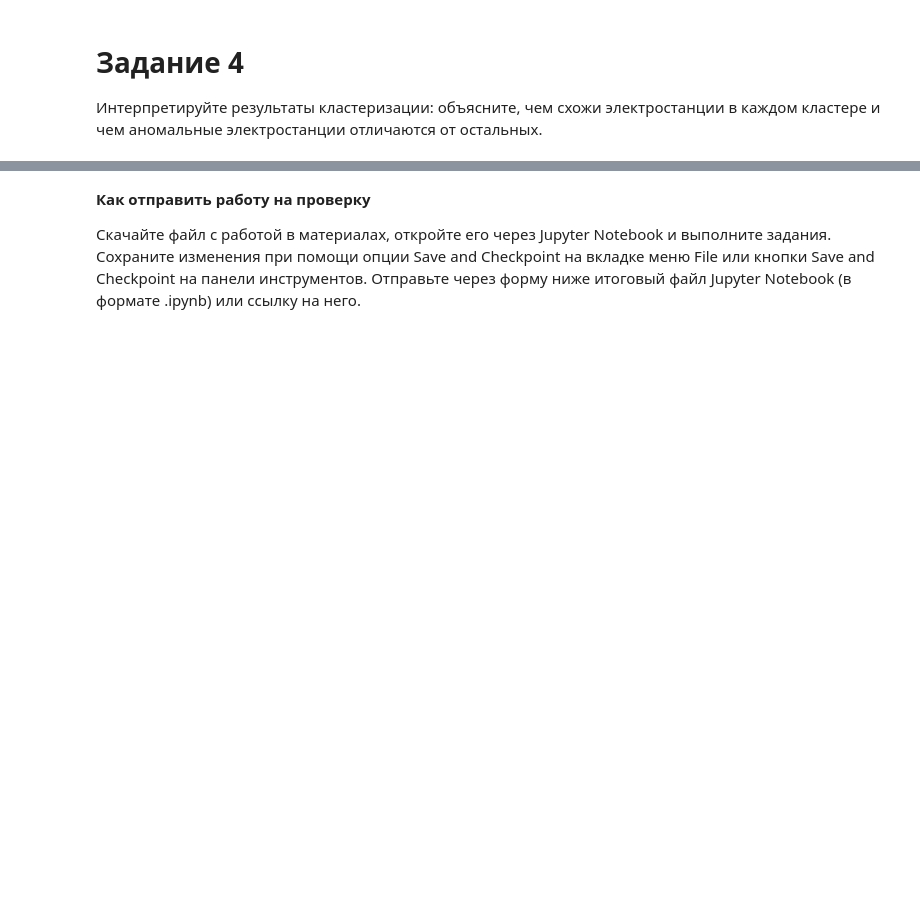
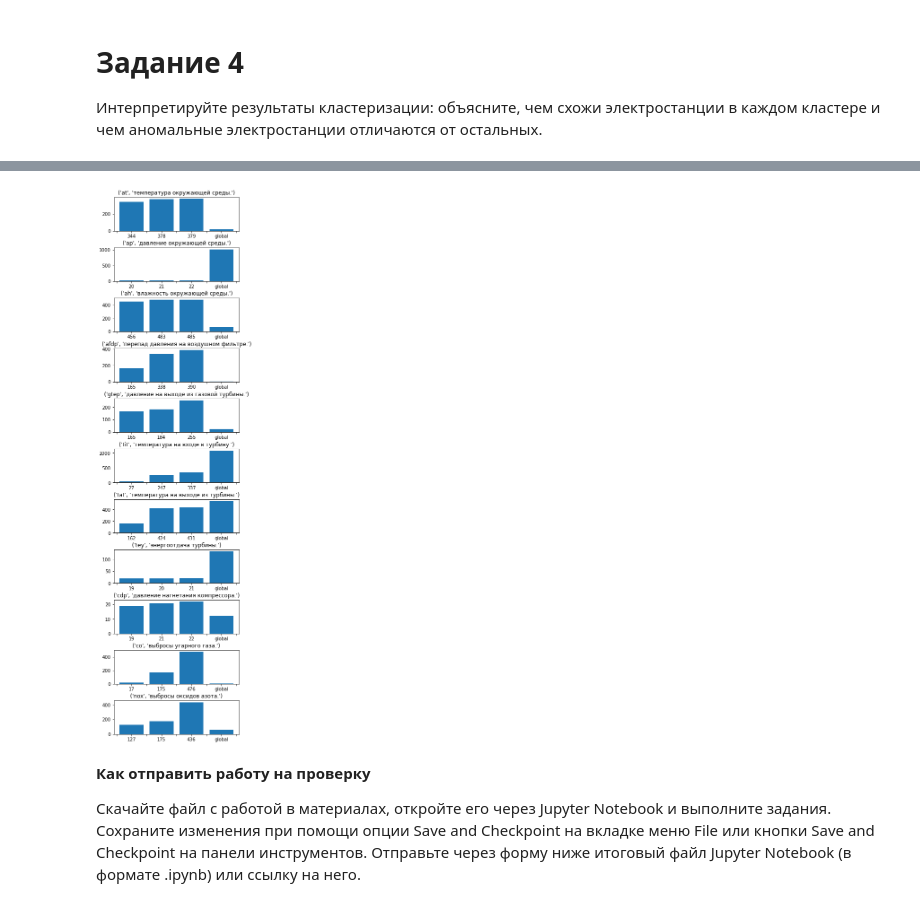
Before and after one commit to Fennec120/ds_junior, a Jupyter notebook: module_15/Практическая работа М15 DBSCAN.ipynb, the cells around one changed output, grey strips where cells are left out. Cells and saved outputs as stored; diff of their text form; code cells hidden in the pictures; blank space fills up the shorter version.

```diff
--- a/module_15/Практическая работа М15 DBSCAN.ipynb
+++ b/module_15/Практическая работа М15 DBSCAN.ipynb
@@ -627,0 +475,20 @@ print(df_no_outliers_scaled.labels.value_counts())
+# %%
+biggest_diff_dict = dict()
+biggest_diff_list = []
+biggest_diff_cluster_list = []
+counter = 0
+for ind in df_clusters.index:
+    biggest_diff_list = sorted(abs(df_clusters.drop('global', axis=1).loc[ind]))[-3:]
+    biggest_diff_cluster_list = []
+    for col in df_clusters.columns:
+        if col == 'global':
+            continue
+        if df_clusters.loc[ind, col] in biggest_diff_list:
+            if len(biggest_diff_cluster_list) == 3:
+                continue
+            biggest_diff_cluster_list.append(col)
+    biggest_diff_dict[ind] = biggest_diff_cluster_list
+# biggest_diff_dict
+# %%
+df_clusters['biggest_difference'] = df_clusters.index
+df_clusters['biggest_difference'] = df_clusters['biggest_difference'].apply(lambda x: biggest_diff_dict[x])
@@ -627,0 +514,34 @@ print(df_no_outliers_scaled.labels.value_counts())
+# %%
+ax = plt.subplots(11, 1, figsize=(5,22), )[1]
+plt.subplots_adjust(hspace=0.5, wspace=0.3)
+counter = 0
+for ind in df_clusters.index:
+    if ind == 'labels':
+        continue
+    y = [
+        df_clusters.loc[ind , 'biggest_difference'][0],
+        df_clusters.loc[ind , 'biggest_difference'][1],
+        df_clusters.loc[ind , 'biggest_difference'][2],
+        df_clusters.loc[ind , 'global'],
+    ]
+    x = list(range(4))
+
+    names = [
+        ' ',
+        ' ',
+        df_clusters.loc[ind , 'biggest_difference'][0],
+        ' ',
+        df_clusters.loc[ind , 'biggest_difference'][1],
+        ' ',
+        df_clusters.loc[ind , 'biggest_difference'][2],
+        ' ',
+        'global',
+    ]
+
+    ax[counter].bar(x,y)
+    ax[counter].set_xticklabels(names)
+    ax[counter].set_title(f'{ind, feature_names_dict[ind]}')
+#     plt.subplots_adjust(hspace=0.5, wspace=0.3)
+    counter += 1
+# %% [output]
+[figure, added]
```
Also changed, not shown: parts of 41 cells of this notebook, 1 other file.
